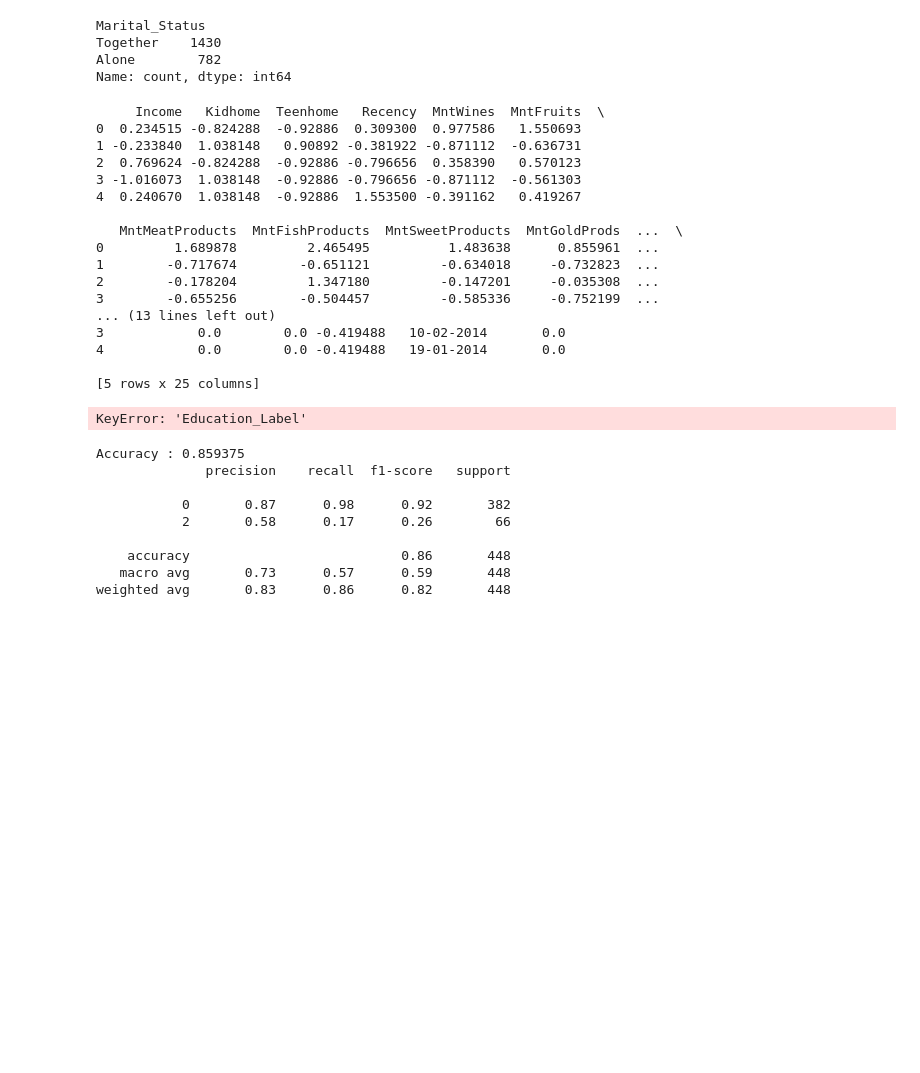
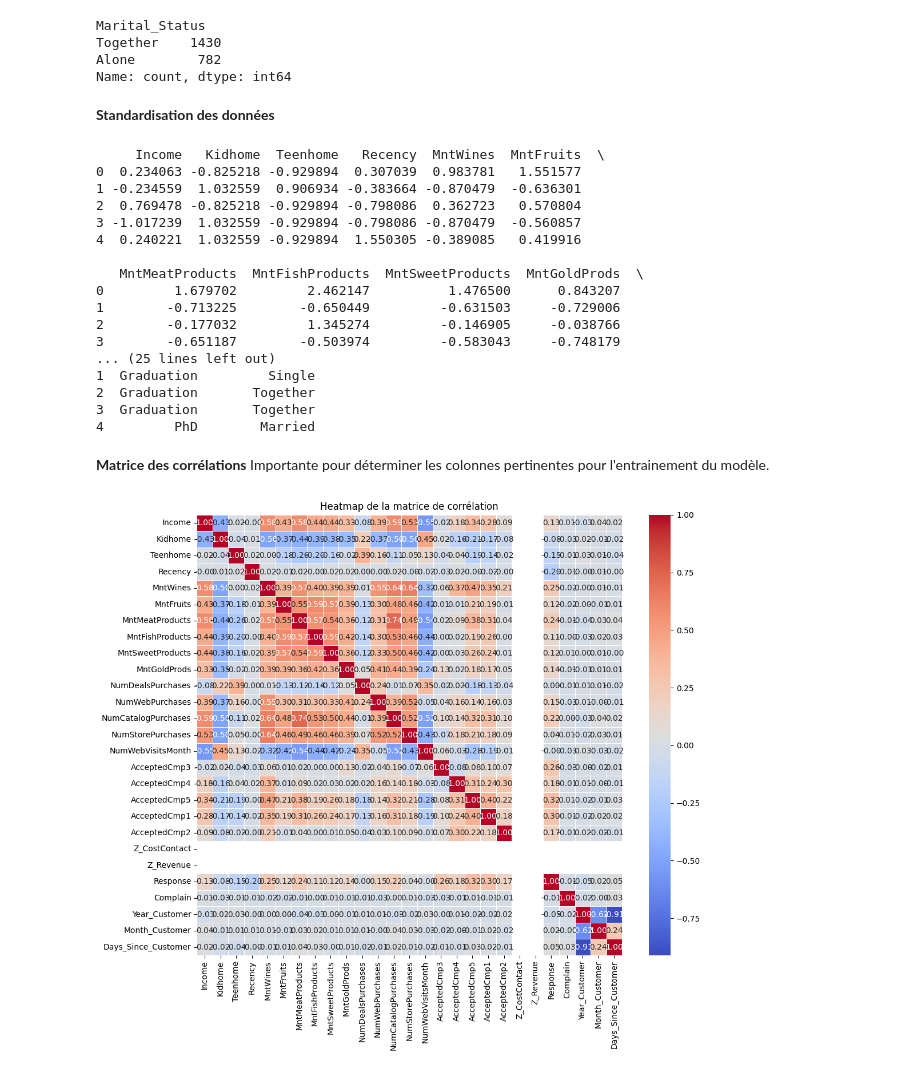
Before and after one commit to BaoFrancisNguyen/IA, a Jupyter notebook: Random_forest.ipynb, the cells around one changed output. Drawn from its saved outputs; the diff is of its cells as text; code cells hidden in the pictures; blank space fills up the shorter version.

```diff
--- a/Random_forest.ipynb
+++ b/Random_forest.ipynb
@@ -216,6 +237,8 @@ Marital_Status
 Together    1430
 Alone        782
 Name: count, dtype: int64
+# %% [markdown]
+**Standardisation des données**
 # %%
 from sklearn.preprocessing import StandardScaler
 import pandas as pd
@@ -231,7 +254,7 @@ numerical_cols = ['Income', 'Kidhome', 'Teenhome', 'Recency', 'MntWines', 'MntFr
                   'AcceptedCmp2', 'Z_CostContact', 'Z_Revenue','Response']
 
 # Sélection des colonnes catégoriques
-categorical_cols = ['Dt_Customer', 'Complain']
+categorical_cols = ['Dt_Customer', 'Complain', 'Education', 'Marital_Status']
 
 # Sélectionner les colonnes numériques pour la standardisation
 X = df[numerical_cols]
@@ -252,29 +275,39 @@ df_standardized = pd.concat([X_scaled_df, df[categorical_cols]], axis=1)
 print(df_standardized.head())
 # %% [output]
      Income   Kidhome  Teenhome   Recency  MntWines  MntFruits  \
-0  0.234515 -0.824288  -0.92886  0.309300  0.977586   1.550693
-1 -0.233840  1.038148   0.90892 -0.381922 -0.871112  -0.636731
-2  0.769624 -0.824288  -0.92886 -0.796656  0.358390   0.570123
-3 -1.016073  1.038148  -0.92886 -0.796656 -0.871112  -0.561303
-4  0.240670  1.038148  -0.92886  1.553500 -0.391162   0.419267
+0  0.234063 -0.825218 -0.929894  0.307039  0.983781   1.551577
+1 -0.234559  1.032559  0.906934 -0.383664 -0.870479  -0.636301
+2  0.769478 -0.825218 -0.929894 -0.798086  0.362723   0.570804
+3 -1.017239  1.032559 -0.929894 -0.798086 -0.870479  -0.560857
+4  0.240221  1.032559 -0.929894  1.550305 -0.389085   0.419916
 
-   MntMeatProducts  MntFishProducts  MntSweetProducts  MntGoldProds  ...  \
-0         1.689878         2.465495          1.483638      0.855961  ...
-1        -0.717674        -0.651121         -0.634018     -0.732823  ...
-2        -0.178204         1.347180         -0.147201     -0.035308  ...
-3        -0.655256        -0.504457         -0.585336     -0.752199  ...
-... (13 lines left out)
-3            0.0        0.0 -0.419488   10-02-2014       0.0
-4            0.0        0.0 -0.419488   19-01-2014       0.0
-
-[5 rows x 25 columns]
+   MntMeatProducts  MntFishProducts  MntSweetProducts  MntGoldProds  \
+0         1.679702         2.462147          1.476500      0.843207
+1        -0.713225        -0.650449         -0.631503     -0.729006
+2        -0.177032         1.345274         -0.146905     -0.038766
+3        -0.651187        -0.503974         -0.583043     -0.748179
+... (25 lines left out)
+1  Graduation         Single
+2  Graduation       Together
+3  Graduation       Together
+4         PhD        Married
-# %%
-
-df_standardized['Education_Label']
-valeurs_uniques_education_standardized = df_standardized['Education_Label'].unique()
-print(valeurs_uniques_education_standardized)
-# %% [output]
-KeyError: 'Education_Label'
+# %% [markdown]
+**Matrice des corrélations**
+Importante pour déterminer les colonnes pertinentes pour l'entrainement du modèle.
+# %%
+data_heatmap = pd.DataFrame(df_standardized)  # Convert the dictionary to DataFrame
+
+# selectionner les dtypes dans la DataFrame
+numeric_columns = data_heatmap.select_dtypes(include=['float64', 'int64']).columns
+correlation_matrix = data_heatmap[numeric_columns].corr()
+
+#  Visualiser avec seaborn
+plt.figure(figsize=(12, 10))
+sns.heatmap(correlation_matrix, annot=True, cmap='coolwarm', fmt=".2f", linewidths=0.5)
+plt.title('Heatmap de la matrice de corrélation')
+plt.show()
+# %% [output]
+[figure, added]
 # %%
 import pandas as pd
 
@@ -314,25 +347,3 @@ y = y_imputed.ravel()
 
 # Diviser en ensembles d'entraînement et de test
 X_train, X_test, y_train, y_test = train_test_split(X, y, test_size=0.2, random_state=10)
-# %%
-from sklearn.ensemble import RandomForestClassifier
-from sklearn.metrics import accuracy_score, classification_report
-
-# Initialisation et entraînement
-model = RandomForestClassifier(random_state=10)
-model.fit(X_train, y_train)
-
-# Prédiction et évaluation
-y_pred = model.predict(X_test)
-print("Accuracy :", accuracy_score(y_test, y_pred))
-print(classification_report(y_test, y_pred))
-# %% [output]
-Accuracy : 0.859375
-              precision    recall  f1-score   support
-
-           0       0.87      0.98      0.92       382
-           2       0.58      0.17      0.26        66
-
-    accuracy                           0.86       448
-   macro avg       0.73      0.57      0.59       448
-weighted avg       0.83      0.86      0.82       448
```
Also changed, not shown: parts of 33 cells of this notebook.
